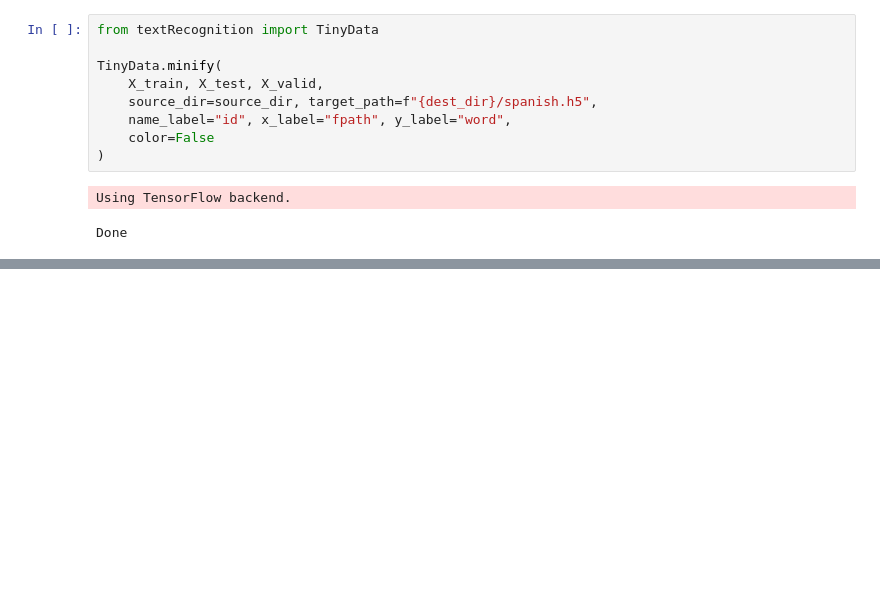
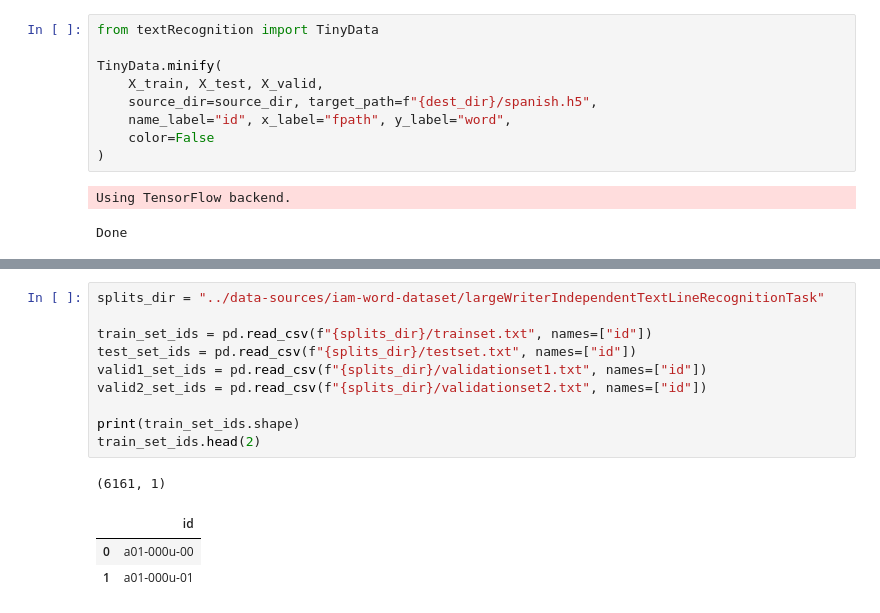
Before and after one commit to espetro/text-processing-old, a Jupyter notebook: testing.ipynb, the cells around one changed output, grey strips where cells are left out. Drawn from its saved outputs; the diff is of its cells as text; blank space fills up the shorter version.

```diff
--- a/testing.ipynb
+++ b/testing.ipynb
@@ -245,0 +296,15 @@ Done
+# %%
+splits_dir = "../data-sources/iam-word-dataset/largeWriterIndependentTextLineRecognitionTask"
+
+train_set_ids = pd.read_csv(f"{splits_dir}/trainset.txt", names=["id"])
+test_set_ids = pd.read_csv(f"{splits_dir}/testset.txt", names=["id"])
+valid1_set_ids = pd.read_csv(f"{splits_dir}/validationset1.txt", names=["id"])
+valid2_set_ids = pd.read_csv(f"{splits_dir}/validationset2.txt", names=["id"])
+
+print(train_set_ids.shape)
+train_set_ids.head(2)
+# %% [output]
+(6161, 1)
+|  | id |
+| 0 | a01-000u-00 |
+| 1 | a01-000u-01 |
```
Also changed, not shown: parts of 9 cells of this notebook, 1 other file.
